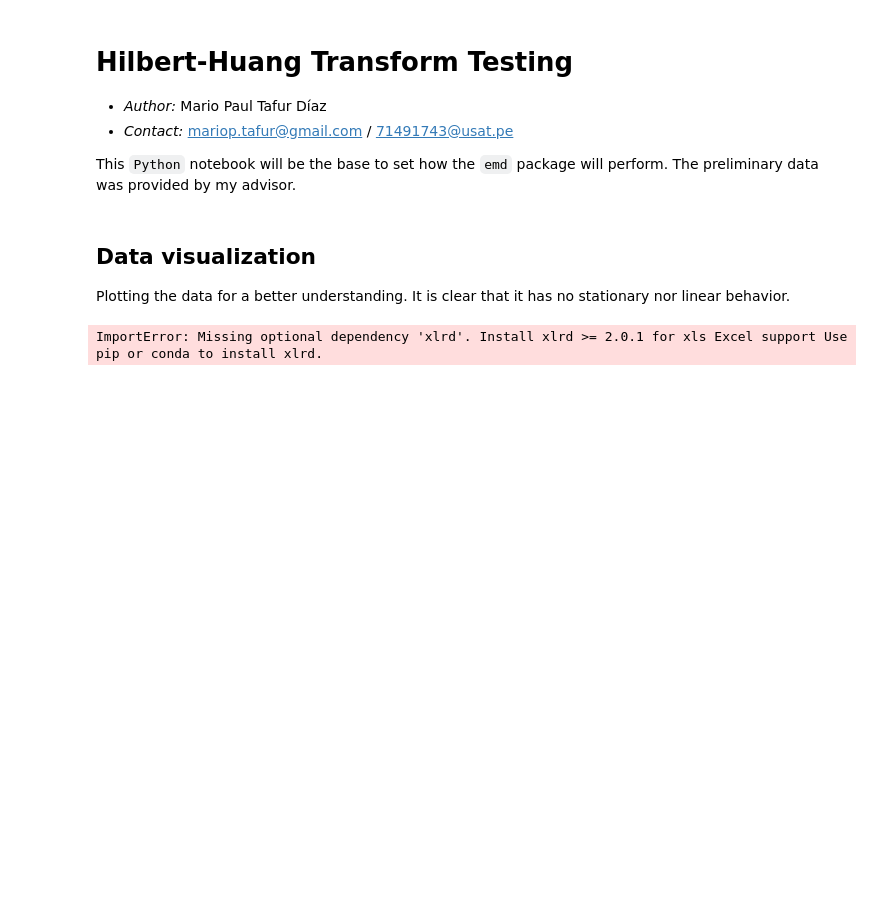
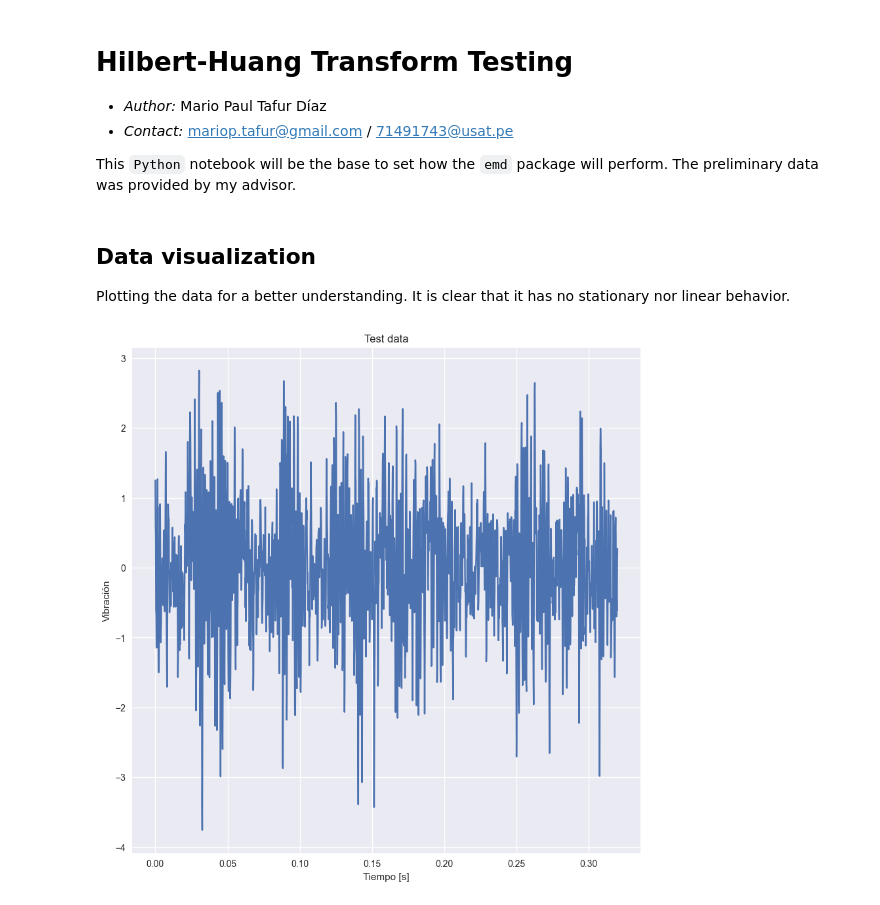
Before and after one commit to elrincondebilbo/helical_gears_fault_hht, a Jupyter notebook: Scripts/Python/hht_test.ipynb, the cells around one changed output. Saved outputs shown, nothing was run; the diff lists cells and outputs as text; code cells hidden in the pictures; blank space fills up the shorter version.

Commit message:
Excel data fixed error

```diff
--- a/Scripts/Python/hht_test.ipynb
+++ b/Scripts/Python/hht_test.ipynb
@@ -12,15 +12,19 @@ Plotting the data for a better understanding. It is clear that it has no station
 # %%
 import pandas as pd
 import matplotlib.pyplot as plt
 
-var = pd.read_excel("Test.xls")
+excel_file_path = 'Test_data.xlsx'
+var = pd.read_excel(excel_file_path)
 
 x = list(var['X-Axis'])
 y = list(var['Ch1 Y-Axis'])
 
+plt.figure(figsize=(10,10))
 plt.style.use('seaborn')
-plt.scatter(x,y)
-plt.title("Excel sheet to Scatter Plot")
+plt.plot(x,y)
+plt.title("Test data")
+plt.xlabel('Tiempo [s]')
+plt.ylabel('Vibración')
 plt.show()
 # %% [output]
-ImportError: Missing optional dependency 'xlrd'. Install xlrd >= 2.0.1 for xls Excel support Use pip or conda to install xlrd.
+[figure, added]
```
